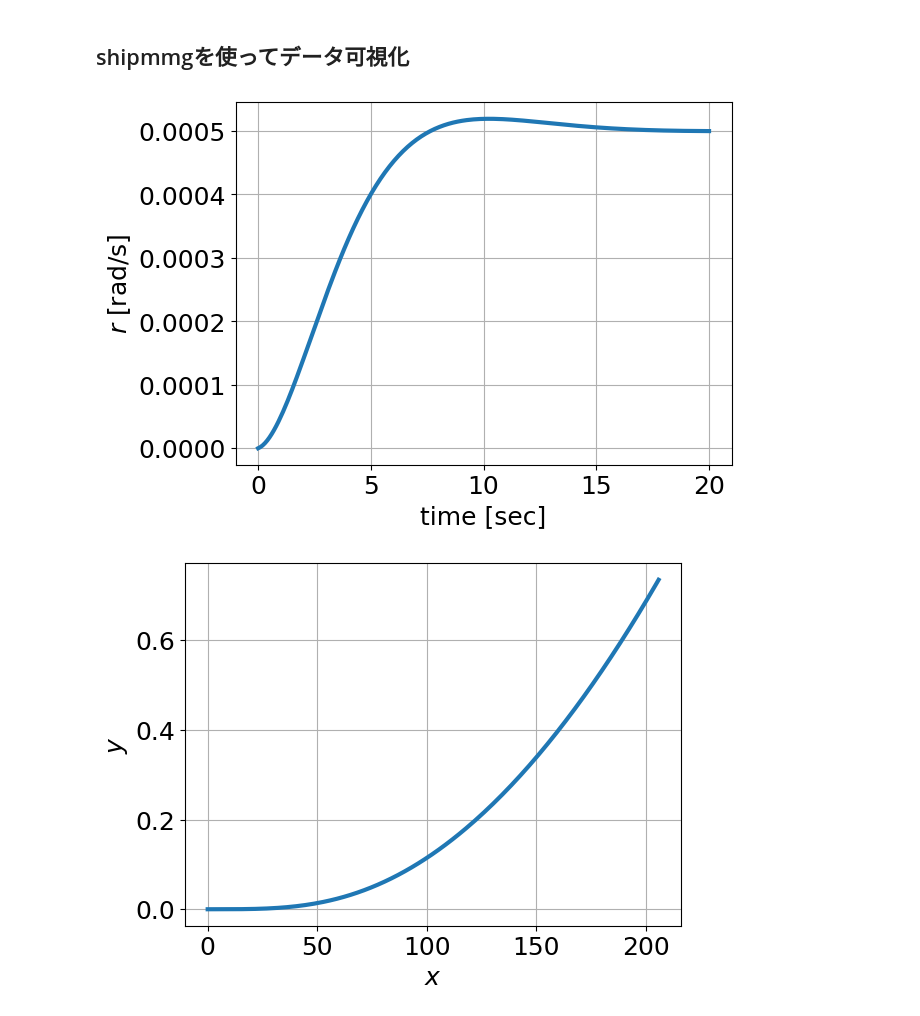
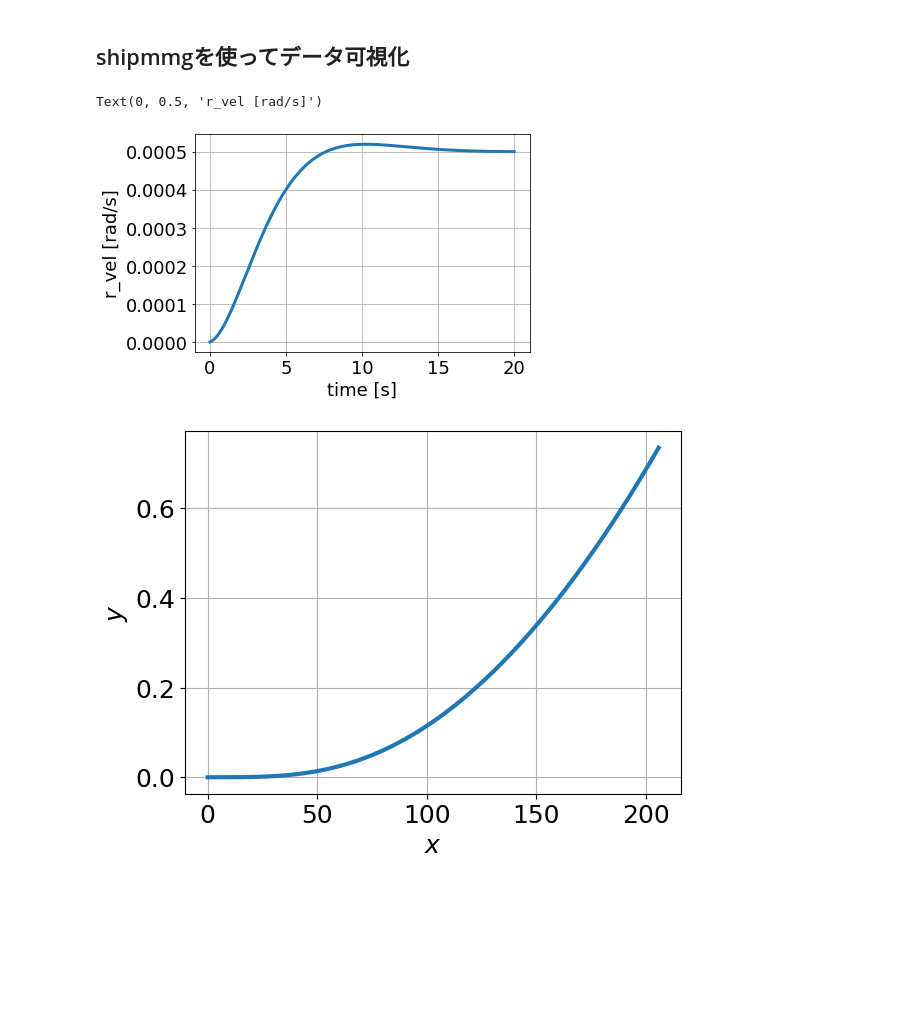
Before and after one commit to ShipMMG/shipmmg_control, a Jupyter notebook: notebooks/1_KT_mpc.ipynb, the cells around one changed output. Saved outputs shown, nothing was run; the diff lists cells and outputs as text; code cells hidden in the pictures; blank space fills up the shorter version.

```diff
--- a/notebooks/1_KT_mpc.ipynb
+++ b/notebooks/1_KT_mpc.ipynb
@@ -261,12 +263,14 @@ ship_kt.load_simulation_result(time_list, u_list, v_list, r_list)
 # %%
-ship_kt.draw_chart(
-    "time",
-    "r",
-    xlabel="time [sec]",
-    ylabel=r"$r$" + " [rad/s]",
-)
+plt.plot(time_list, r_list)
+plt.xlabel('time [s]')
+plt.ylabel('r_vel [rad/s]')
+
+# plt.plot(time_list, list(map(lambda r: r * 180 / np.pi ,r_list)))
+# plt.xlabel('time [s]')
+# plt.ylabel('r_vel [degree/s]')
 # %% [output]
+Text(0, 0.5, 'r_vel [rad/s]')
-[figure, old version]
+[figure, new version]
 # %%
 ship_kt.draw_xy_trajectory(aspect_equal=False)
 # %% [output]
```
Also changed, not shown: parts of 2 cells of this notebook, 2 other files.
